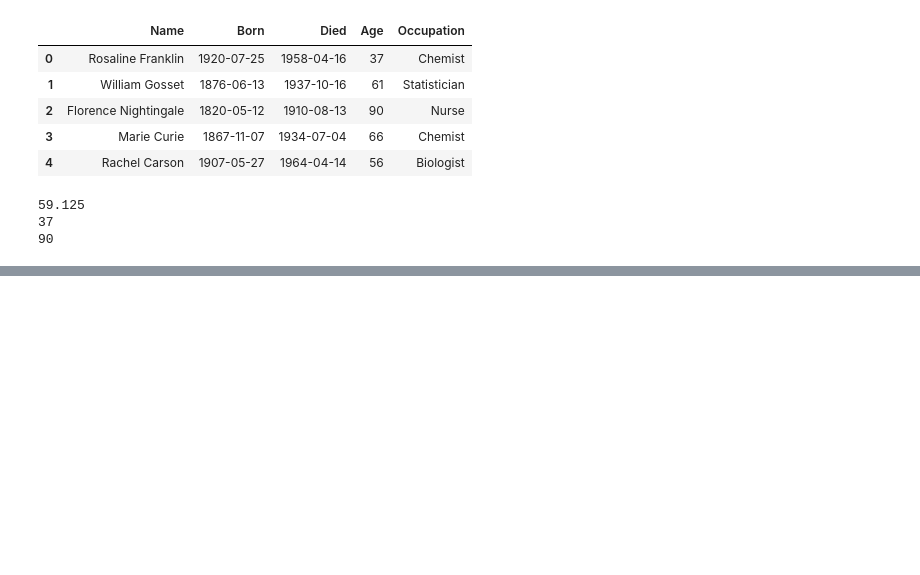
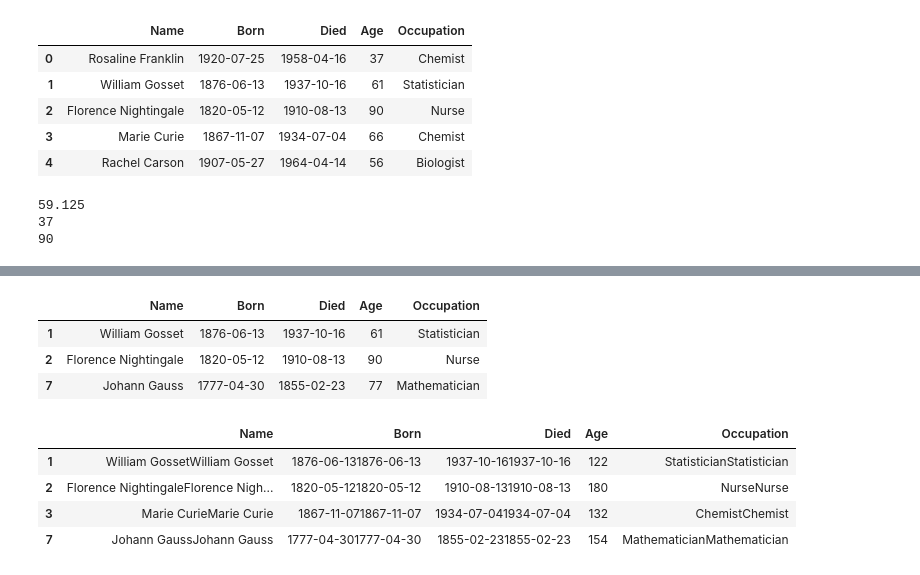
Before and after one commit to Ohkangrae/STUDY_Python, a Jupyter notebook: Pandas(my).ipynb, the cells around one changed output, grey strips where cells are left out. Drawn from its saved outputs; the diff is of its cells as text; code cells hidden in the pictures; blank space fills up the shorter version.

```diff
--- a/Pandas(my).ipynb
+++ b/Pandas(my).ipynb
@@ -543,0 +546,10 @@ print(ages.max())
+# %%
+# 시리즈 응용
+
+# 보통 추출할 데이터의 정확한 인덱스를 모르는 경우 추출하는 방법
+# boolean을 통해서 특정 조건을 만족하는 값만 출력
+import pandas as pd
+
+scientists = pd.read_csv('scientists.csv')
+
+type(scientists)
@@ -543,0 +681,26 @@ print(ages.max())
+# %%
+
+# 데이터 프레임 boolean 추출
+
+scientists=scientists[scientists['Age']> scientists['Age'].mean()]
+# %%
+# index가 False 인 2행은 출력되지 않는다.
+scientists.loc[[True, True, False,True]]
+# %% [output]
+|  | Name | Born | Died | Age | Occupation |
+| 1 | William Gosset | 1876-06-13 | 1937-10-16 | 61 | Statistician |
+| 2 | Florence Nightingale | 1820-05-12 | 1910-08-13 | 90 | Nurse |
+| 7 | Johann Gauss | 1777-04-30 | 1855-02-23 | 77 | Mathematician |
+# %%
+# 브로드캐스팅
+# 데이터 프레임에 스칼라 연산 적용
+
+scientists *2
+
+# 문자열은 2개로 늘어나고 숫자는 2를 곱한 숫자가 된다.
+# %% [output]
+|  | Name | Born | Died | Age | Occupation |
+| 1 | William GossetWilliam Gosset | 1876-06-131876-06-13 | 1937-10-161937-10-16 | 122 | StatisticianStatistician |
+| 2 | Florence NightingaleFlorence Nigh... | 1820-05-121820-05-12 | 1910-08-131910-08-13 | 180 | NurseNurse |
+| 3 | Marie CurieMarie Curie | 1867-11-071867-11-07 | 1934-07-041934-07-04 | 132 | ChemistChemist |
+| 7 | Johann GaussJohann Gauss | 1777-04-301777-04-30 | 1855-02-231855-02-23 | 154 | MathematicianMathematician |
```
Also changed, not shown: parts of 12 cells of this notebook.
